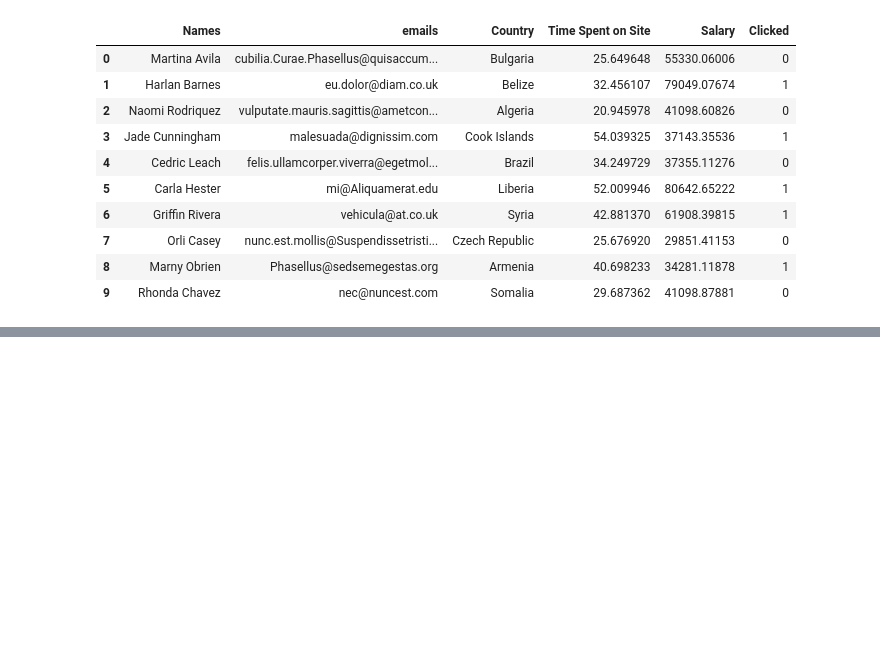
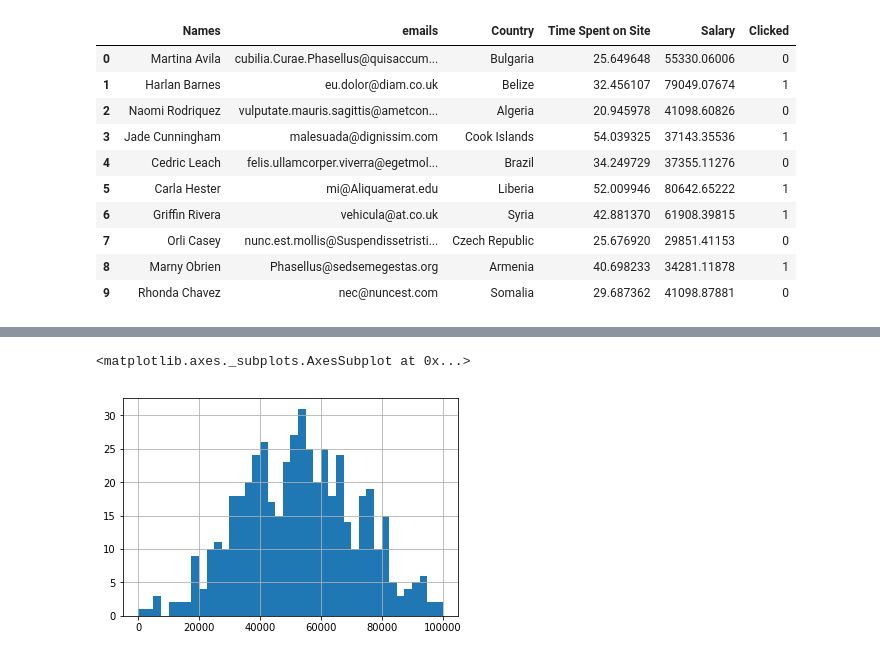
Before and after one commit to sagecodes/ad-clicks-logistic-regression, a Jupyter notebook: ad-click-prediction-logistic-regression.ipynb, the cells around one changed output, grey strips where cells are left out. Cells and saved outputs as stored; diff of their text form; code cells hidden in the pictures; blank space fills up the shorter version.

```diff
--- a/ad-click-prediction-logistic-regression.ipynb
+++ b/ad-click-prediction-logistic-regression.ipynb
@@ -30,0 +66,6 @@ training_set.head(10)
+# %%
+# Histagram of Salary
+training_set['Salary'].hist(bins = 40)
+# %% [output]
+<matplotlib.axes._subplots.AxesSubplot at 0x...>
+[figure, added]
```
Also changed, not shown: parts of 17 cells of this notebook.
